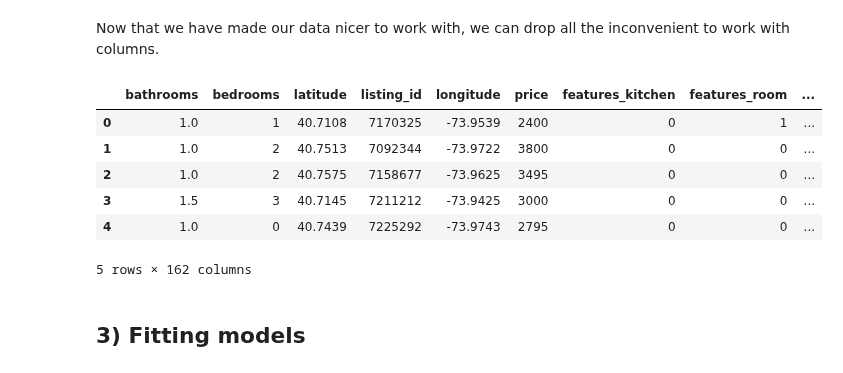
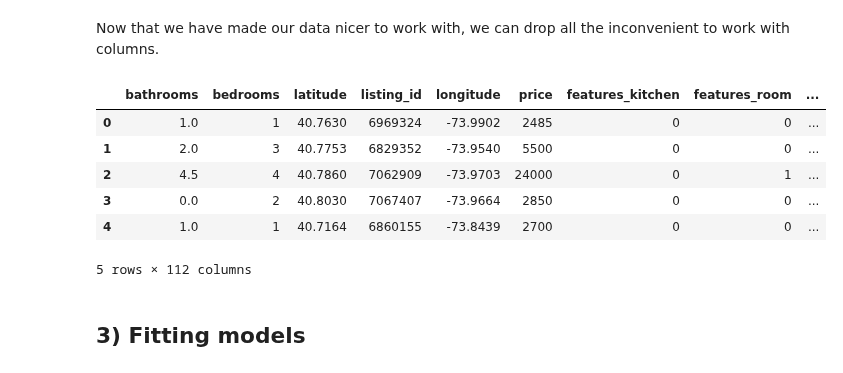
Before and after one commit to smspillaz/aalto-CS-kaggle-competitions, a Jupyter notebook: two-sigma-rental-interest/kernel.ipynb, the cells around one changed output. Drawn from its saved outputs; the diff is of its cells as text; code cells hidden in the pictures.

```diff
--- a/two-sigma-rental-interest/kernel.ipynb
+++ b/two-sigma-rental-interest/kernel.ipynb
@@ -377,13 +463,13 @@ TEST_DATAFRAME = TEST_DATAFRAME.drop(DROP_COLUMNS[:-1], axis=1)
 # %%
-TRAIN_DATAFRAME.head(5)
+FEATURES_TRAIN_DATAFRAME.head(5)
 # %% [output]
 |  | bathrooms | bedrooms | latitude | listing_id | longitude | price | features_kitchen | features_room | ... |
-| 0 | 1.0 | 1 | 40.7108 | 7170325 | -73.9539 | 2400 | 0 | 1 | ... |
-| 1 | 1.0 | 2 | 40.7513 | 7092344 | -73.9722 | 3800 | 0 | 0 | ... |
-| 2 | 1.0 | 2 | 40.7575 | 7158677 | -73.9625 | 3495 | 0 | 0 | ... |
-| 3 | 1.5 | 3 | 40.7145 | 7211212 | -73.9425 | 3000 | 0 | 0 | ... |
-| 4 | 1.0 | 0 | 40.7439 | 7225292 | -73.9743 | 2795 | 0 | 0 | ... |
+| 0 | 1.0 | 1 | 40.7630 | 6969324 | -73.9902 | 2485 | 0 | 0 | ... |
+| 1 | 2.0 | 3 | 40.7753 | 6829352 | -73.9540 | 5500 | 0 | 0 | ... |
+| 2 | 4.5 | 4 | 40.7860 | 7062909 | -73.9703 | 24000 | 0 | 1 | ... |
+| 3 | 0.0 | 2 | 40.8030 | 7067407 | -73.9664 | 2850 | 0 | 0 | ... |
+| 4 | 1.0 | 1 | 40.7164 | 6860155 | -73.8439 | 2700 | 0 | 0 | ... |
-5 rows × 162 columns
+5 rows × 112 columns
 # %% [markdown]
 ## 3) Fitting models
 # %% [markdown]
```
Also changed, not shown: parts of 116 cells of this notebook.
